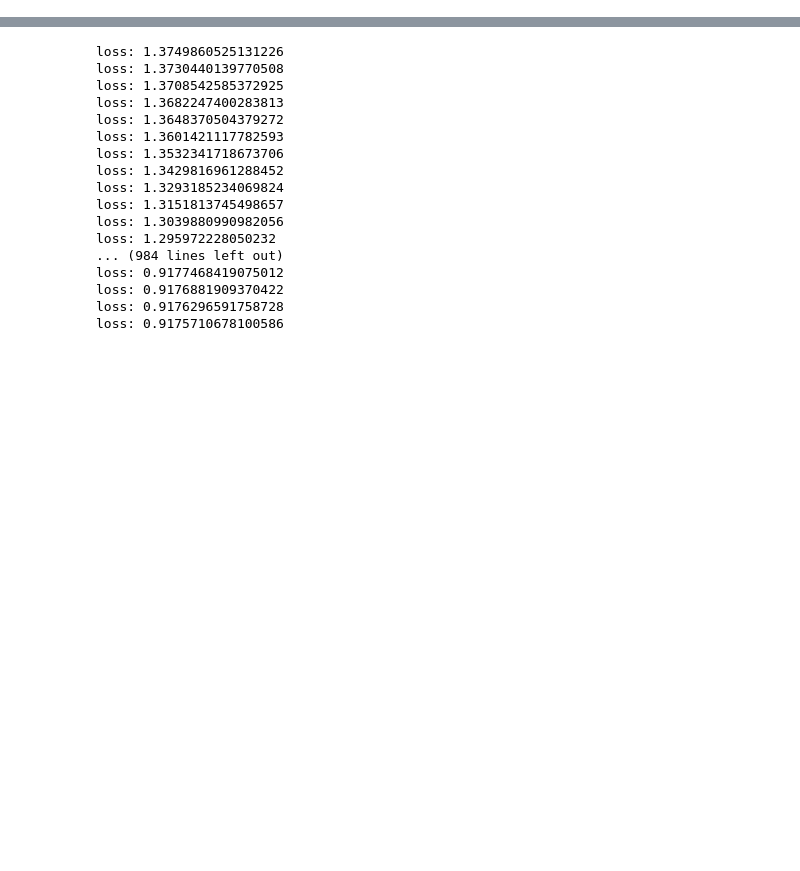
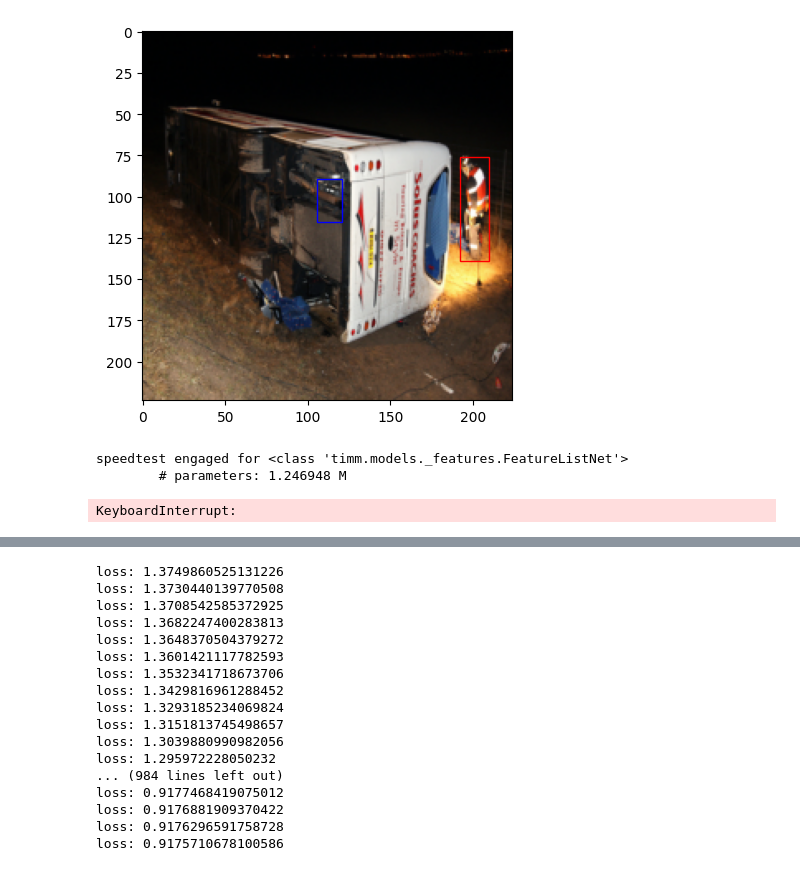
Before and after one commit to freya-aino/motion-capture, a Jupyter notebook: model_tests.ipynb, the cells around one changed output, grey strips where cells are left out. Drawn from its saved outputs; the diff is of its cells as text; code cells hidden in the pictures; blank space fills up the shorter version.

```diff
--- a/model_tests.ipynb
+++ b/model_tests.ipynb
@@ -18,3 +18,17 @@
 
 # T.save(embeddings, "./dataset_embeddings/convnextv2_atto.fcmae_ft_in1k-embeddings.pt")
 # T.save(valid,      "./dataset_embeddings/convnextv2_atto.fcmae_ft_in1k-valid.pt")
+# %%
+import torch as T
+from motion_capture.model.modules import find_best_checkpoint_path, VisionModule
+from motion_capture.data.datasets import COCO2017GlobalPersonInstanceSegmentation
+
+person_instance_dataset = COCO2017GlobalPersonInstanceSegmentation(
+    image_folder_path = "//192.168.2.206/data/datasets/COCO2017/images",
+    annotation_folder_path = "//192.168.2.206/data/datasets/COCO2017/annotations",
+    image_shape_WH=(224, 224),
+    max_num_persons=1,
+    max_segmentation_points=100
+)
+
+model = VisionModule.load_from_checkpoint(find_best_checkpoint_path("checkpoints/full-image-experiment/test-run"), map_location="cpu").eval()
@@ -21,3 +37,53 @@
+# %%
+import matplotlib.pyplot as plt
+from matplotlib.patches import Rectangle
+
+
+x, y = person_instance_dataset[3]
+
+plt.imshow((x.permute(1, 2, 0) * 255).byte().numpy())
+
+for bbox in y["bboxes"]:
+    bbox = bbox * T.tensor([224] * 4)
+
+    plt.gca().add_patch(
+        Rectangle(
+            (bbox[0], bbox[1]),
+            bbox[2] - bbox[0],
+            bbox[3] - bbox[1],
+            linewidth=1,
+            edgecolor="r",
+            facecolor="none"))
+
+y_ = model(x.unsqueeze(0))[0]
+
+for bbox in y_:
+    bbox = bbox * T.tensor([224] * 4)
+    bbox = bbox.detach().numpy()
+
+    plt.gca().add_patch(
+        Rectangle(
+            (bbox[0], bbox[1]),
+            bbox[2] - bbox[0],
+            bbox[3] - bbox[1],
+            linewidth=1,
+            edgecolor="b",
+            facecolor="none"))
+# %% [output]
+[figure, added]
+# %%
+import torch as T
+import timm
+from motion_capture.core import benchmark
+
+ghostnet = timm.create_model("timm/ghostnetv2_100.in1k", features_only=True)
+
+benchmark.model_speedtest(ghostnet, (1, 3, 224, 224))
+[a.shape for a in ghostnet(T.randn(1, 3, 224, 224))]
+# %% [output]
+speedtest engaged for <class 'timm.models._features.FeatureListNet'>
+        # parameters: 1.246948 M
+KeyboardInterrupt:
 # %%
 import torch as T
 from motion_capture.model import modules
```
Also changed, not shown: parts of 3 cells of this notebook, 13 other files.
